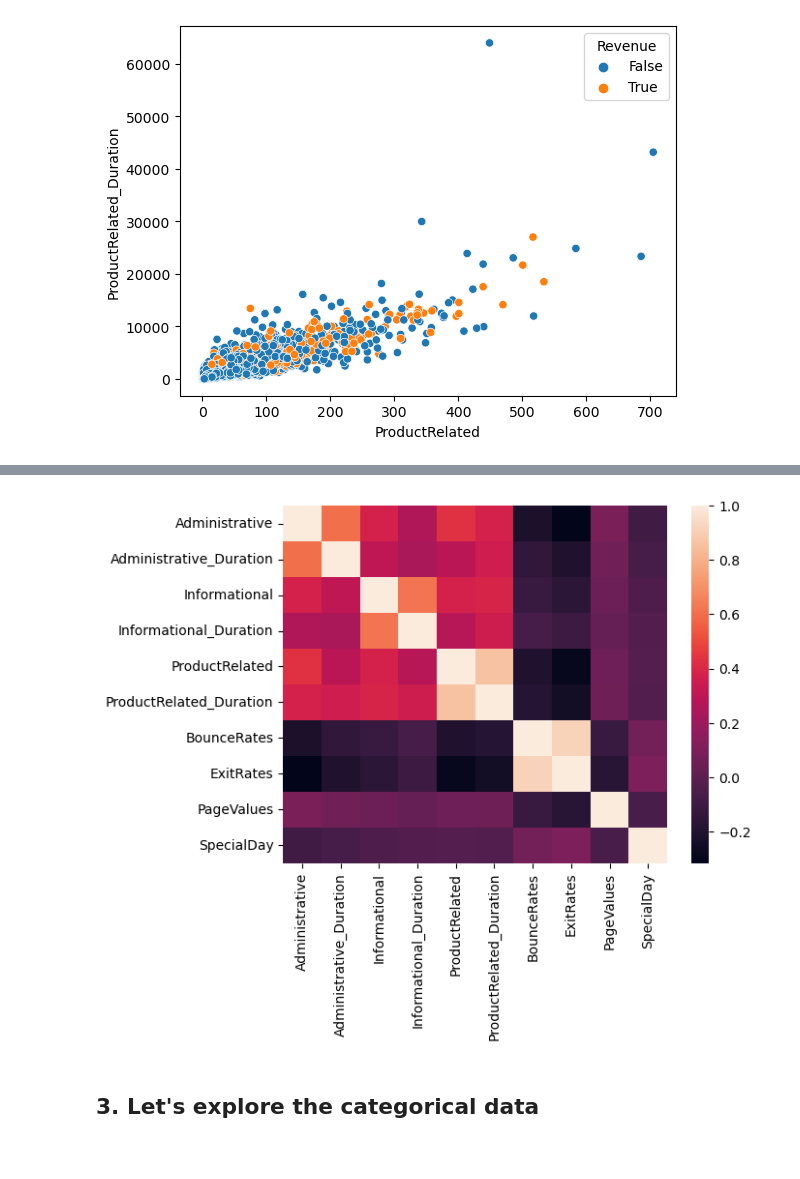
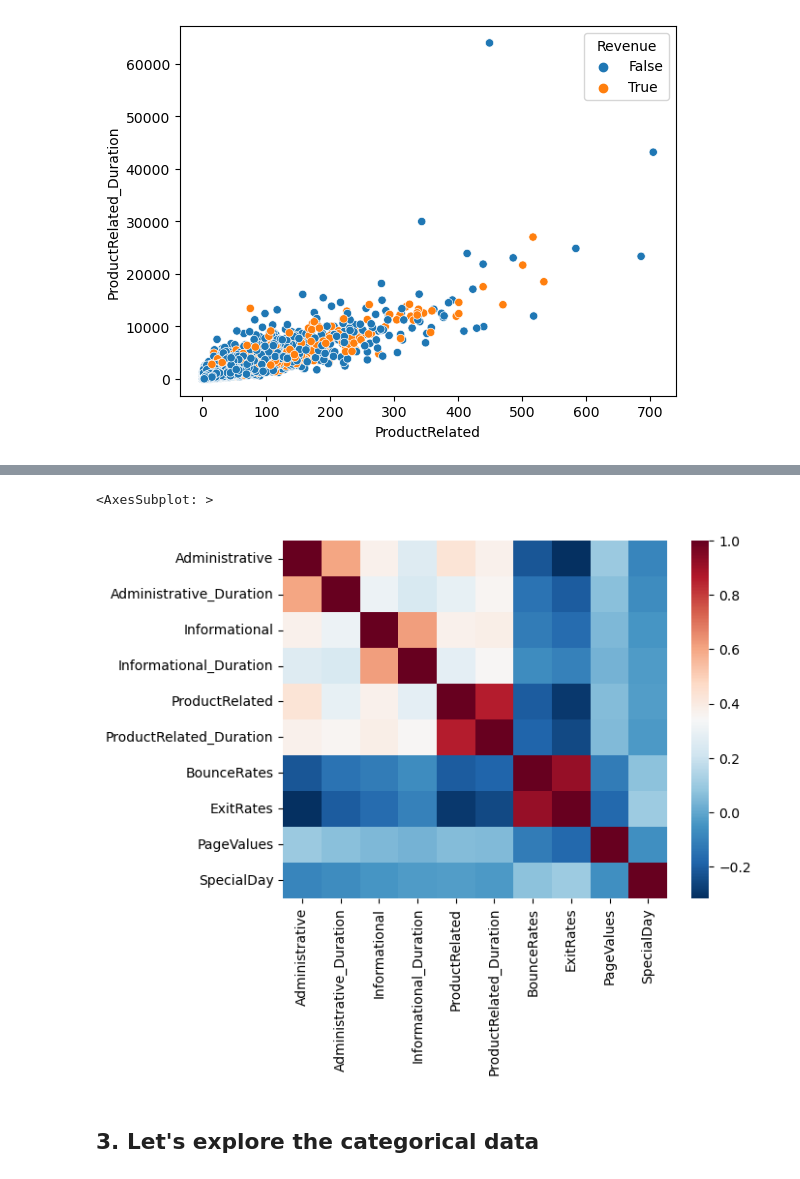
Before and after one commit to nicogkz/DS_Demo, a Jupyter notebook: 0_DataWrangling_and_Explo/1_DataExplo/1_Online_purchasing_intention/online_purchasing_intention.ipynb, the cells around one changed output, grey strips where cells are left out. Drawn from its saved outputs; the diff is of its cells as text; code cells hidden in the pictures.

```diff
--- a/0_DataWrangling_and_Explo/1_DataExplo/1_Online_purchasing_intention/online_purchasing_intention.ipynb
+++ b/0_DataWrangling_and_Explo/1_DataExplo/1_Online_purchasing_intention/online_purchasing_intention.ipynb
@@ -172,9 +172,10 @@ round(corr,2)
 | PageValues | 0.10 | 0.07 | 0.05 | 0.03 | 0.06 | ... |
 | SpecialDay | -0.09 | -0.07 | -0.05 | -0.03 | -0.02 | ... |
 # %%
-sns.heatmap(corr)
+sns.heatmap(corr,cmap="RdBu_r")
 # %% [output]
+<AxesSubplot: >
-[figure, old version]
+[figure, new version]
 # %% [markdown]
 <h2>3. Let's explore the categorical data</h2>
 # %%
```
